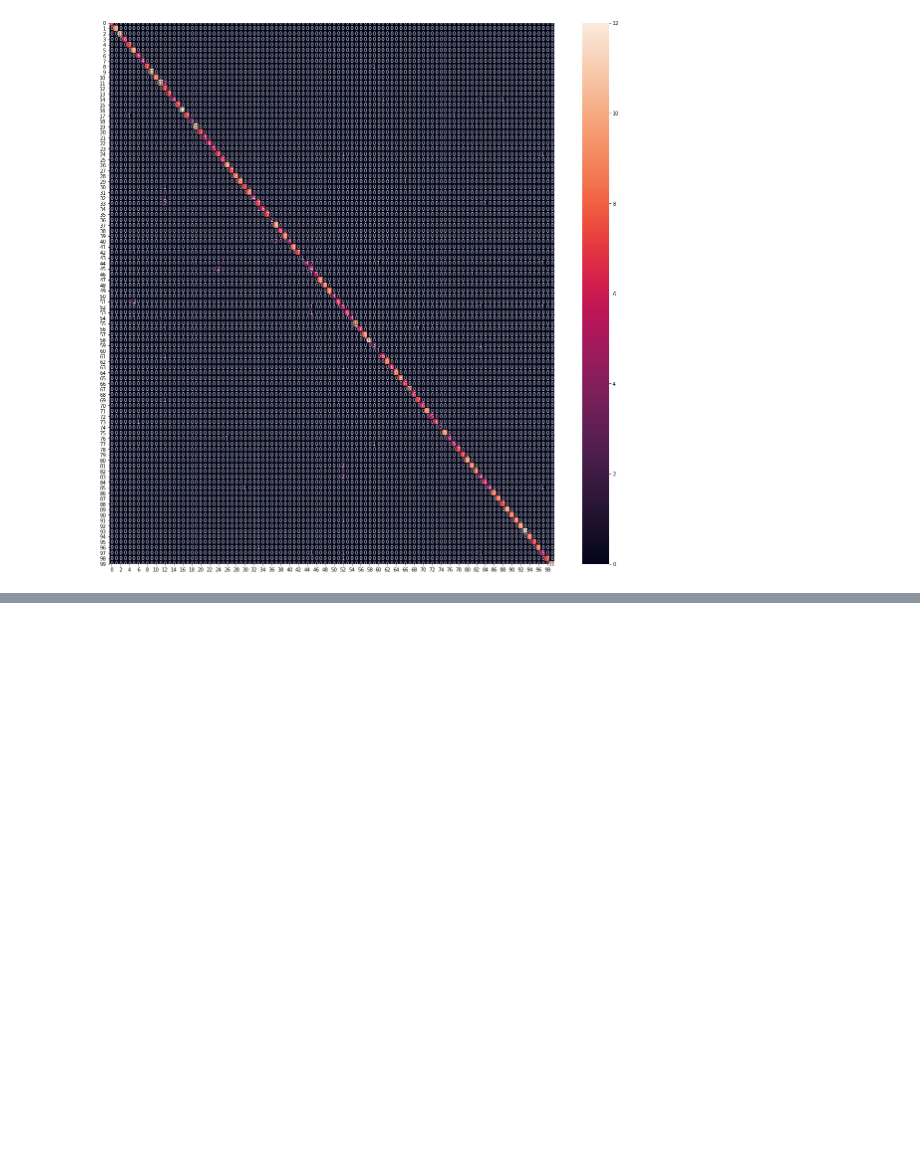
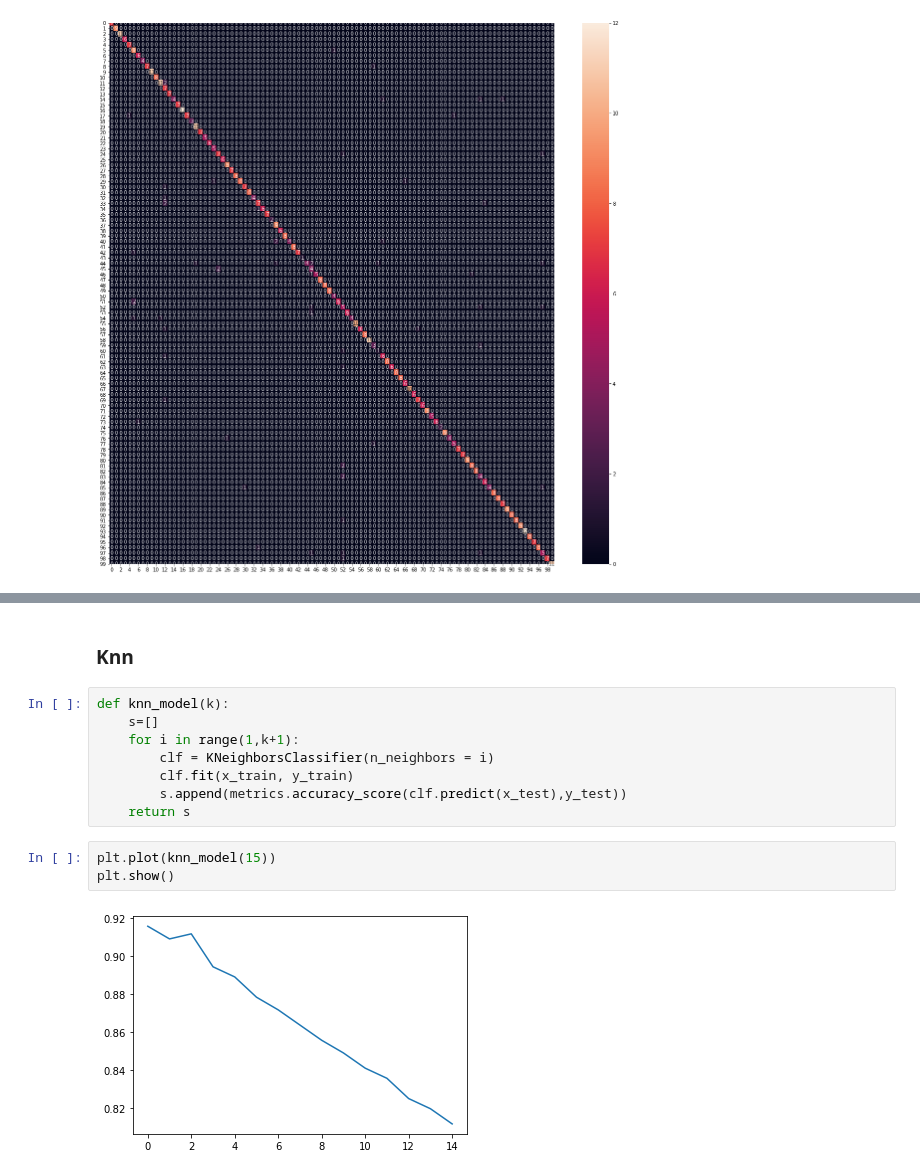
Before and after one commit to k-pratyush/online-signature-verification, a Jupyter notebook: Sign_clean.ipynb, the cells around one changed output, grey strips where cells are left out. Drawn from its saved outputs; the diff is of its cells as text; blank space fills up the shorter version.

```diff
--- a/Sign_clean.ipynb
+++ b/Sign_clean.ipynb
@@ -308,0 +432,15 @@ plt.show()
+# %% [markdown]
+### Knn
+# %%
+def knn_model(k):
+    s=[]
+    for i in range(1,k+1):
+        clf = KNeighborsClassifier(n_neighbors = i)
+        clf.fit(x_train, y_train)
+        s.append(metrics.accuracy_score(clf.predict(x_test),y_test))
+    return s
+# %%
+plt.plot(knn_model(15))
+plt.show()
+# %% [output]
+[figure, added]
```
Also changed, not shown: parts of 59 cells of this notebook, 1 other file.
